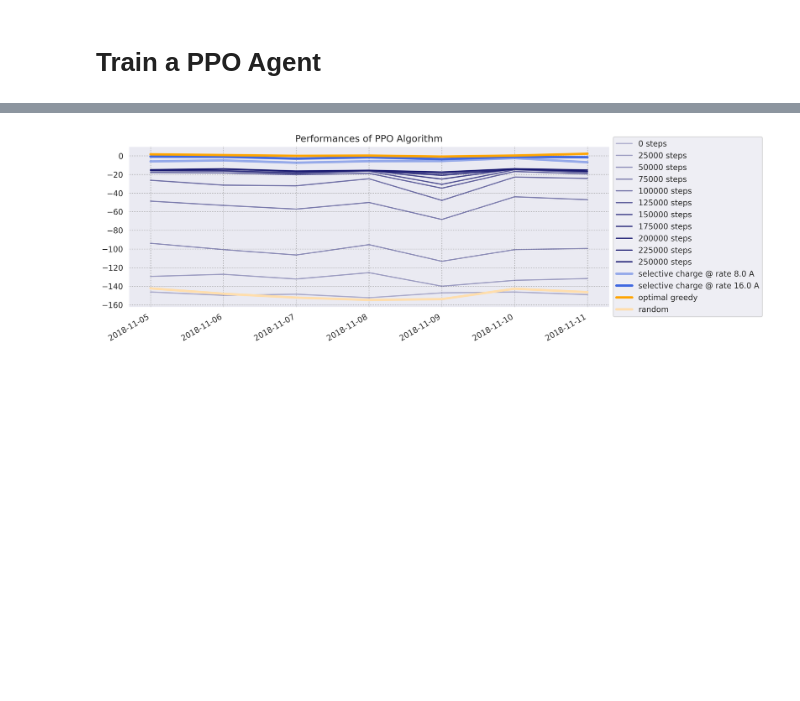
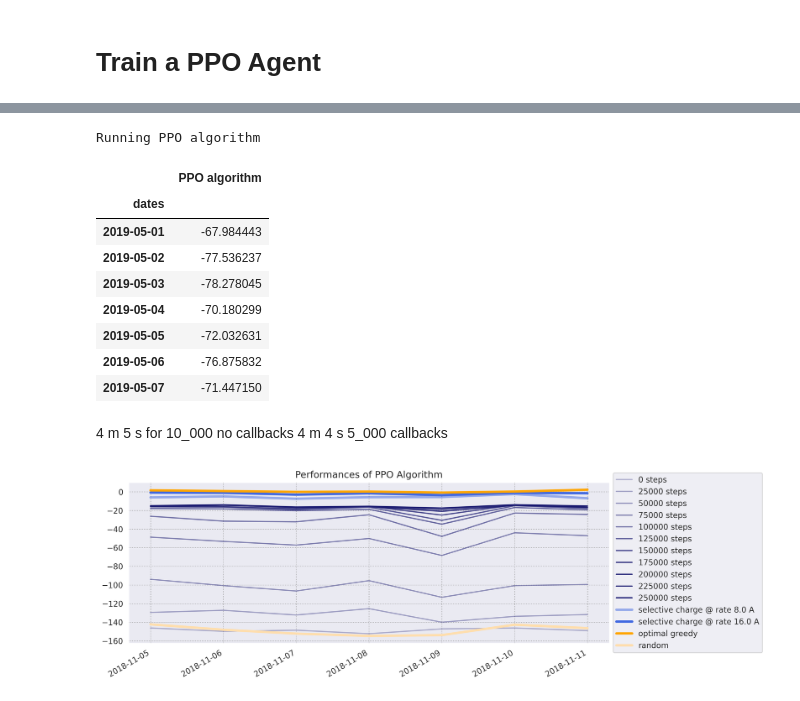
Before and after one commit to chrisyeh96/sustaingym, a Jupyter notebook: examples/baseline_algos.ipynb, the cells around one changed output, grey strips where cells are left out. Cells and saved outputs as stored; diff of their text form; code cells hidden in the pictures; blank space fills up the shorter version.

```diff
--- a/examples/baseline_algos.ipynb
+++ b/examples/baseline_algos.ipynb
@@ -192 +207,21 @@ model.save("ppo_agent_scheduler")
+# %%
+loaded_model_on_train = PPO.load(f'./logs/{MODEL}/model_250k_timesteps')
+
+rl_algo = PPOAlgorithm(train_env, loaded_model_on_train)
+loaded_model_on_train_rewards = collect_rewards([rl_algo], TRAIN_DATE_RANGE, num_days=7)
+loaded_model_on_train_rewards
+# %% [output]
+Running PPO algorithm
+|  | PPO algorithm |
+| dates |  |
+| 2019-05-01 | -67.984443 |
+| 2019-05-02 | -77.536237 |
+| 2019-05-03 | -78.278045 |
+| 2019-05-04 | -70.180299 |
+| 2019-05-05 | -72.032631 |
+| 2019-05-06 | -76.875832 |
+| 2019-05-07 | -71.447150 |
+# %% [markdown]
+4 m 5 s for 10_000 no callbacks
+4 m 4 s 5_000 callbacks
 # %%
```
Also changed, not shown: parts of 20 cells of this notebook, 10 other files.
